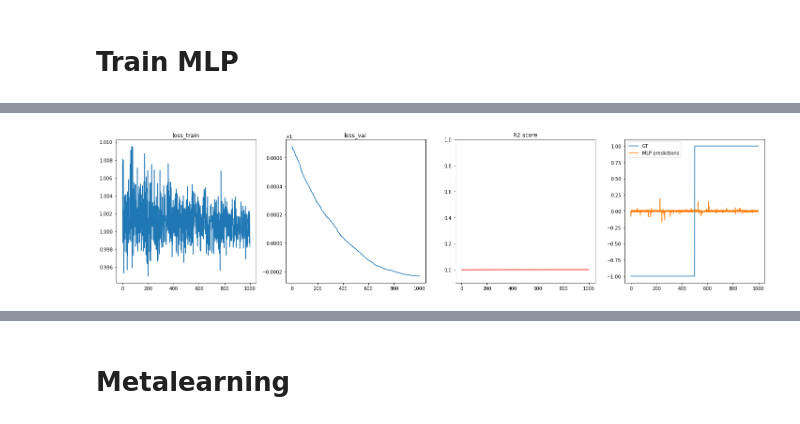
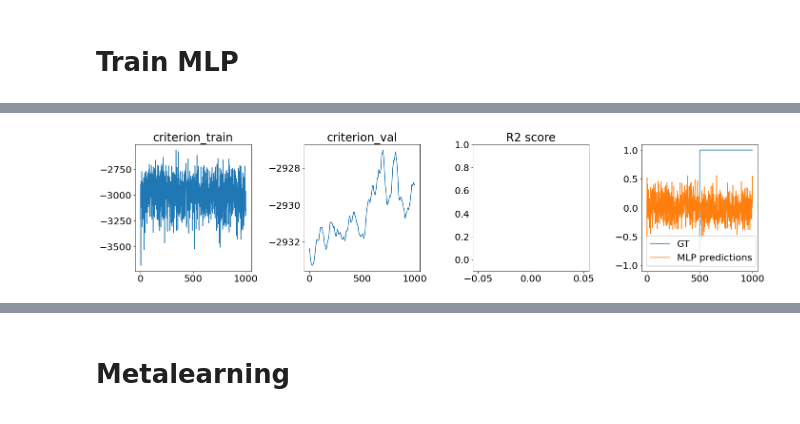
Before and after one commit to blufzzz/NonlinearHebbianPlasticity, a Jupyter notebook: mlp_nonlinear.ipynb, the cells around one changed output, grey strips where cells are left out. Saved outputs shown, nothing was run; the diff lists cells and outputs as text; code cells hidden in the pictures.

```diff
--- a/mlp_nonlinear.ipynb
+++ b/mlp_nonlinear.ipynb
@@ -202,7 +226,6 @@ torch.Size([2, 1000])
 def init_constant(self, C=1.):
     for p in self.parameters():
         nn.init.constant_(p, C)
-
 
 class MLP_NonlinearEncoder(nn.Module):
 
@@ -224,19 +247,26 @@ class MLP_NonlinearEncoder(nn.Module):
         # need gradients only for BP algorithm
         W_s_grad = self.learning_type == 'BP'
 
+        # setup lists for parameters
         W_s = []
+        # for activations
         self.f_s = []
+        # for batch-normalization
         if self.add_bn:
             BN_s = []
 
+        # fill layers
         for layer in range(self.layers_number):
 
             out_dim = self.embedding_dim if layer==self.layers_number-1 else self.hidden_dim
             in_dim = self.input_dim if layer==0 else self.hidden_dim
 
             W_s.append(nn.Parameter(torch.zeros(out_dim, in_dim), requires_grad=W_s_grad))
+
             if self.add_bn:
                 BN_s.append(nn.BatchNorm1d(out_dim, affine=False, track_running_stats=False))
+
+            # add activation function
             self.f_s.append(self.create_f(out_dim))
 
         if self.add_readout:
@@ -251,18 +281,18 @@ class MLP_NonlinearEncoder(nn.Module):
 
         init_weights(self)
 
-        # breaking non-singularity of embedding
+# breaking non-singularity of embedding
 #         init_constant(self)
 #         nn.init.xavier_normal_(self.W_out)
 
     def create_f(self, input_dim):
         if self.parametrized_f:
-            return universal_approximator(input_dim, self.f_hidden_dim)
+            return self.nonlinearity(input_dim, **self.f_kwargs)
         else:
             # default
-            if self.default_nonlinearity is None:
+            if self.nonlinearity is None:
                 return
-            return self.default_nonlinearity
+            return self.nonlinearity
 
     def hebbian_update(self, W, inp, out, learning_type='Oja', weight_decay=1e-1):
 
@@ -323,6 +353,7 @@ class MLP_NonlinearEncoder(nn.Module):
             out = X_s[i]
             dW = self.hebbian_update(W.data, inp, out, learning_type=learning_type, weight_decay=weight_decay)
             W.data = W.data + learning_rate*dW
+            W.data = W.data / torch.norm(W.data, dim=1, keepdim=True)
             self.W_s[i].data = W.data
             inp = out
 
@@ -446,8 +464,10 @@ network = MLP_NonlinearEncoder(**encoder_parameters).to(device)
 
 T = inpt_data.shape[1]
 
-# for regression
-STOPPING_CRITERION = lambda y_pred, y_true: 1 - get_pred_index(r2_score_torch, -1)(y_pred, y_true)
+# STOPPING_CRITERION = lambda y_pred, y_true: 1 - get_pred_index(r2_score_torch, -1)(y_pred, y_true)
+# VAL_METRICS_REGRESSION = {'r2_score': get_pred_index(r2_score_torch, -1)}
+
+CRITERION = lambda y_pred, y: -get_k_th_moment(4)(y_pred) #J_s[0](y_pred)
 
 training_parameters = edict({'learning_type':LEARNING_TYPE,\
                                'lr':1e-3, # learning-rate
@@ -460,11 +480,10 @@ training_parameters = edict({'learning_type':LEARNING_TYPE,\
                                'shuffle':True, # shuffle data
                                'progress_bar':True,
                                'weight_saver':None,
-                               'calculate_grad':True,
+                               'calculate_grad':False,
                                'clip_grad_value': None,
-                               'stopping_criterion':STOPPING_CRITERION,
-                               'val_metrics': {'r2_score': get_pred_index(r2_score_torch, -1),
-                                               'strain': get_pred_index(strain, -1)},
+                               'stopping_criterion':None,
+                               'val_metrics':None,
                                'device':device
                              })
 
@@ -484,8 +505,8 @@ training_parameters['batch_size'] = T
 training_parameters['epochs'] = 1000
 
 network, opt, metric_dict = train(network,
-                                  opt=None,
-                                  criterion=l2_loss,
+                                  opt=opt,
+                                  criterion=CRITERION,
                                   train_params=training_parameters,
                                   data_params=input_parameters,
                                   val_data={'inpt':inpt_torch_test,'outpt':outpt_torch_test},
@@ -512,33 +533,33 @@ network, opt, metric_dict = train(network,
 #                                   metric_dict=metric_dict
 #                                   )
 # %%
-Z_val_pred = to_numpy(metric_dict['outpt_val'][-2])
+Z_val_pred = to_numpy(metric_dict['outpt_val'][-1])
 outpt_val_pred = to_numpy(metric_dict['outpt_val'][-1])
 T_val = outpt_val_pred.shape[1]
 
 plt.figure(figsize=(20,5))
 
 ax1 = plt.subplot(1,4,1)
-ax1.plot(metric_dict['loss_train'])
-ax1.set_title('loss_train')
+ax1.plot(metric_dict['criterion_train'])
+ax1.set_title('criterion_train')
 
 ax2 = plt.subplot(1,4,2)
-ax2.plot(metric_dict['loss_val'])
-ax2.set_title('loss_val')
+ax2.plot(metric_dict['criterion_val'])
+ax2.set_title('criterion_val')
 
 
 ax3 = plt.subplot(1,4,3)
 ax3.plot(metric_dict['r2_score_val'], color='red')
 ax3.set_ylim(-0.1,1)
 ax3.set_title('R2 score')
 
 ax4 = plt.subplot(1,4,4)
 sort_index = np.argsort(outpt_test[0])
 ax4.plot(outpt_test[0][sort_index], label='GT')
 ax4.plot(outpt_val_pred[0][sort_index], label='MLP predictions')
 ax4.legend()
 
 plt.tight_layout()
 plt.show()
 # %% [output]
-[figure, old version]
+[figure, new version]
```
Also changed, not shown: parts of 39 cells of this notebook, 6 other files.
